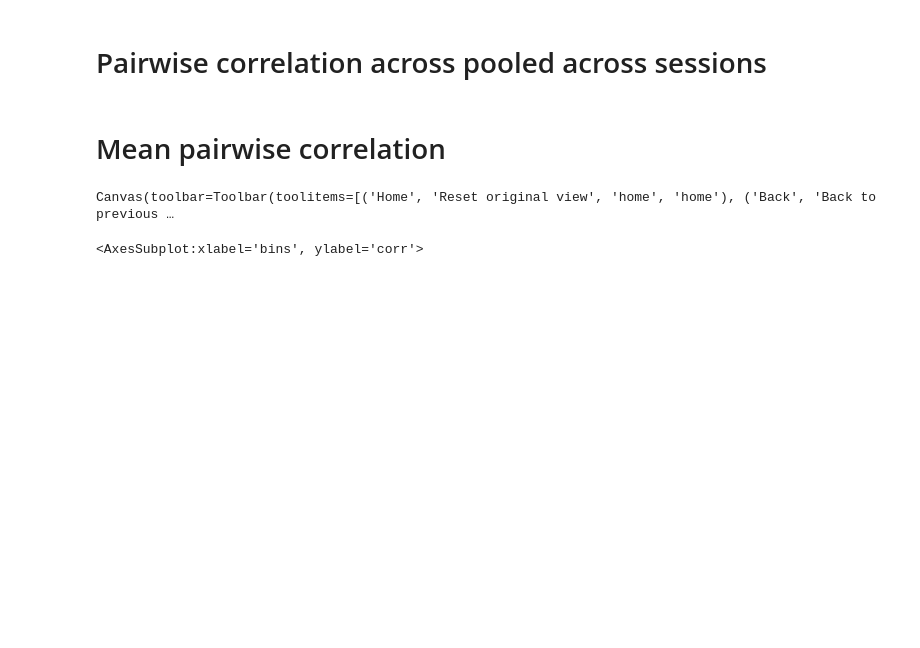
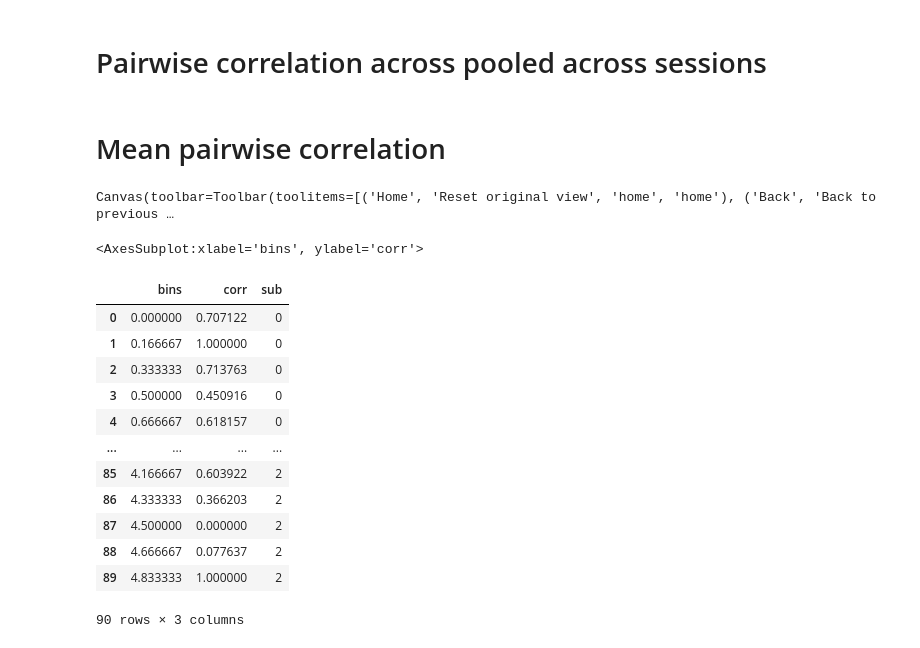
Before and after one commit to bapungiri/NeuroPy, a Jupyter notebook: sleep_deprivation/sd_spk_correlations.ipynb, the cells around one changed output. Cells and saved outputs as stored; diff of their text form; code cells hidden in the pictures; blank space fills up the shorter version.

```diff
--- a/sleep_deprivation/sd_spk_correlations.ipynb
+++ b/sleep_deprivation/sd_spk_correlations.ipynb
@@ -255,14 +255,14 @@ import subjects
 import pandas as pd
 from neuropy.analyses import neurons_correlation
 
-sessions = (
-    subjects.sd.ratNday1
-    + subjects.sd.ratSday3
-    + subjects.sd.ratRday2
-    + subjects.sd.ratUday4
-)
+# sessions = (
+#     subjects.sd.ratNday1
+#     + subjects.sd.ratSday3
+#     + subjects.sd.ratRday2
+#     + subjects.sd.ratUday4
+# )
 
-# sessions = subjects.nsd.ratNday2 + subjects.nsd.ratSday2 + subjects.nsd.ratUday2
+sessions = subjects.nsd.ratNday2 + subjects.nsd.ratSday2 + subjects.nsd.ratUday2
 # %%
 from neuropy.utils import mathutil
 
@@ -288,7 +288,7 @@ for sub, sess in enumerate(sessions):
     pcorr_df = pcorr_df.append(
         pd.DataFrame(
             {
-                "bins": t_starts - sd[0],
+                "bins": (t_starts - sd[0])/3600,
                 "corr": mathutil.min_max_scaler(pcorr_sub),
                 "sub": sub,
             }
@@ -302,3 +302,19 @@ sns.lineplot(data=pcorr_df,x='bins',y='corr')
 # %% [output]
 Canvas(toolbar=Toolbar(toolitems=[('Home', 'Reset original view', 'home', 'home'), ('Back', 'Back to previous …
 <AxesSubplot:xlabel='bins', ylabel='corr'>
+# %%
+pcorr_df
+# %% [output]
+|  | bins | corr | sub |
+| 0 | 0.000000 | 0.707122 | 0 |
+| 1 | 0.166667 | 1.000000 | 0 |
+| 2 | 0.333333 | 0.713763 | 0 |
+| 3 | 0.500000 | 0.450916 | 0 |
+| 4 | 0.666667 | 0.618157 | 0 |
+| ... | ... | ... | ... |
+| 85 | 4.166667 | 0.603922 | 2 |
+| 86 | 4.333333 | 0.366203 | 2 |
+| 87 | 4.500000 | 0.000000 | 2 |
+| 88 | 4.666667 | 0.077637 | 2 |
+| 89 | 4.833333 | 1.000000 | 2 |
+90 rows × 3 columns
```
